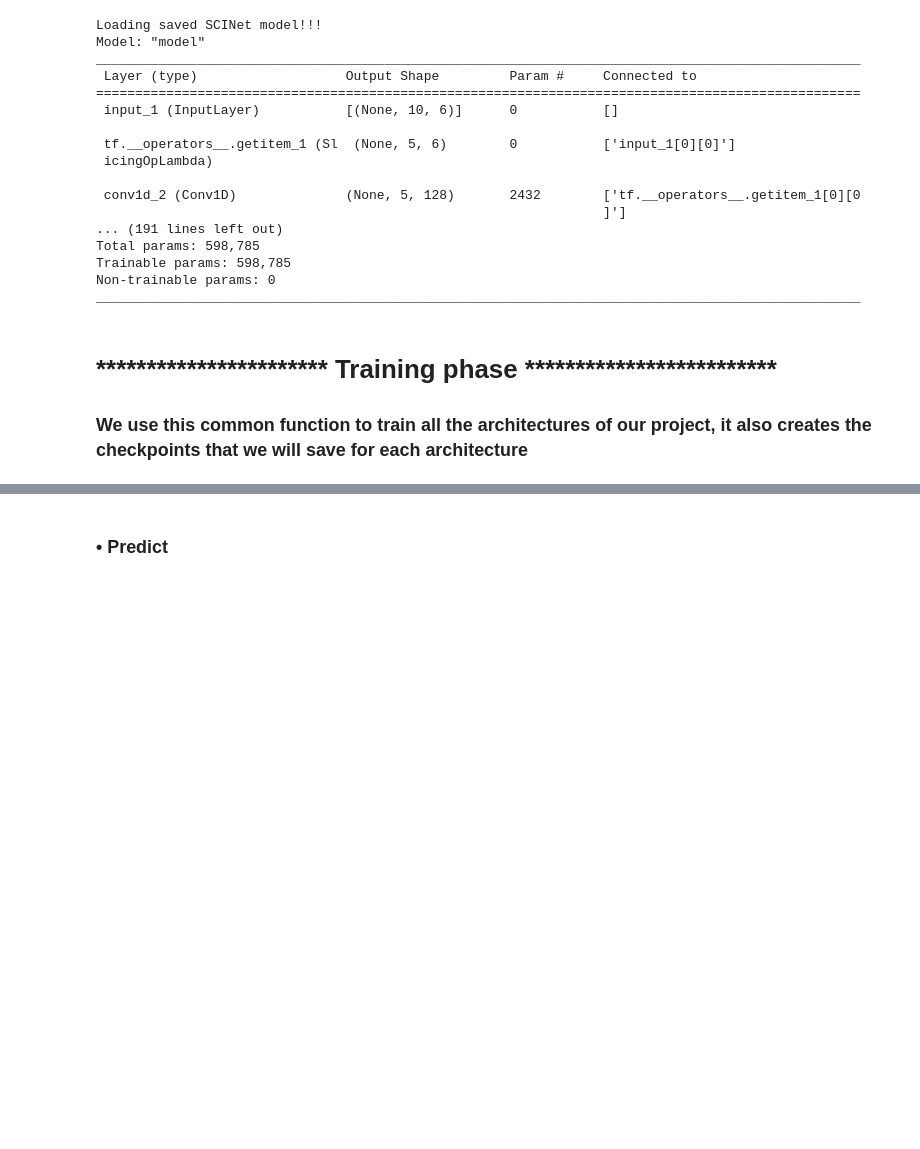
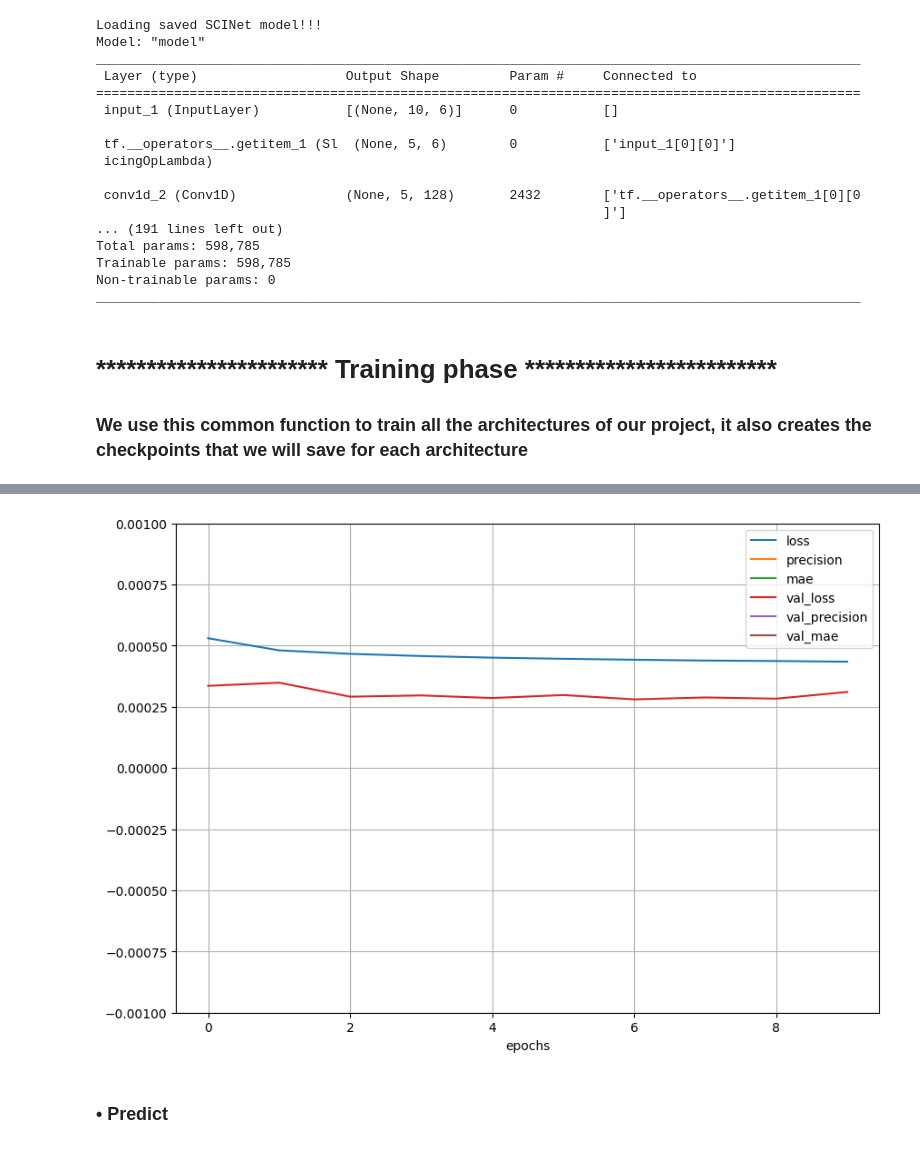
Before and after one commit to AndreyArguedas/DeepLearning, a Jupyter notebook: Documentos de Deep Learning GR 40/TC3/TP3-DL-AndreyArguedas.ipynb, the cells around one changed output, grey strips where cells are left out. Saved outputs shown, nothing was run; the diff lists cells and outputs as text; code cells hidden in the pictures; blank space fills up the shorter version.

```diff
--- a/Documentos de Deep Learning GR 40/TC3/TP3-DL-AndreyArguedas.ipynb
+++ b/Documentos de Deep Learning GR 40/TC3/TP3-DL-AndreyArguedas.ipynb
@@ -532,3 +535,16 @@ Total params: 53,909
 Trainable params: 53,909
 Non-trainable params: 0
 _________________________________________________________________
+# %%
+#First we try to load the saved model, if exists we loaded otherwise we create a new one
+was_SegRNN_GRU_loaded_from_disk = False
+
+if os.path.isfile(checkpoints_SegRNN_GRU + '/'  + checkpoint_filename_load):
+    print("Loading saved SegRNN-GRU model!!!")
+    SegRNN_GRU_model = tf.keras.models.load_model(checkpoints_SegRNN_GRU + '/'  + checkpoint_filename_load)
+    was_SegRNN_GRU_loaded_from_disk = True
+else:
+    print("Creating SegRNN-GRU model!!!")
+    SegRNN_GRU_model = create_SegRNN_model(rnn_units=100, rnn_type='gru',input_shape = (10, 6))
+
+SegRNN_GRU_model.summary()
@@ -660,6 +693,6 @@ if was_LSTM_loaded_from_disk is False:
     history = train_model(LSTM_model, X_train, y_train, X_val, y_val, batch_size=32, epochs=train_epochs_amount, checkpoint_dir=checkpoints_LSTM)
     visualize_metrics(history)
 # %%
-if was_SegRNN_loaded_from_disk is False:
-    history = train_model(SegRNN_model, X_train, y_train, X_val, y_val, batch_size=32, epochs=train_epochs_amount, checkpoint_dir=checkpoints_SegRNN)
+if was_SegRNN_LSTM_loaded_from_disk is False:
+    history = train_model(SegRNN_LSTM_model, X_train, y_train, X_val, y_val, batch_size=32, epochs=train_epochs_amount, checkpoint_dir=checkpoints_SegRNN_LSTM)
     visualize_metrics(history)
@@ -687,0 +699,5 @@ Epoch 10/10
+# %%
+if was_SegRNN_GRU_loaded_from_disk is False:
+    history = train_model(SegRNN_GRU_model, X_train, y_train, X_val, y_val, batch_size=32, epochs=train_epochs_amount, checkpoint_dir=checkpoints_SegRNN_GRU)
+    visualize_metrics(history)
+# %% [output]
@@ -688,3 +724,4 @@ Epoch 10/10
+[figure, added]
 # %%
 if was_SCINet_loaded_from_disk is False:
     history = train_model(SCINet_model, X_train, y_train, X_val, y_val, batch_size=256, epochs=train_epochs_amount, checkpoint_dir=checkpoints_SCINet)
```
Also changed, not shown: parts of 11 cells of this notebook.
